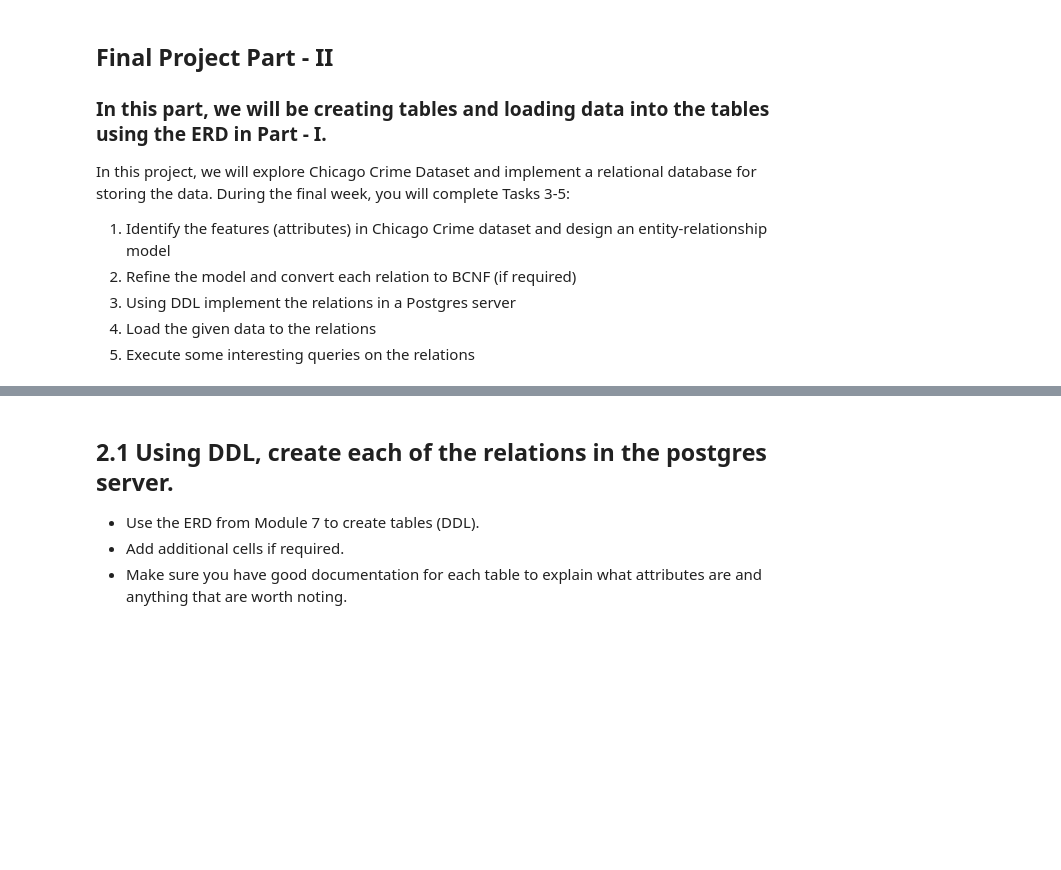
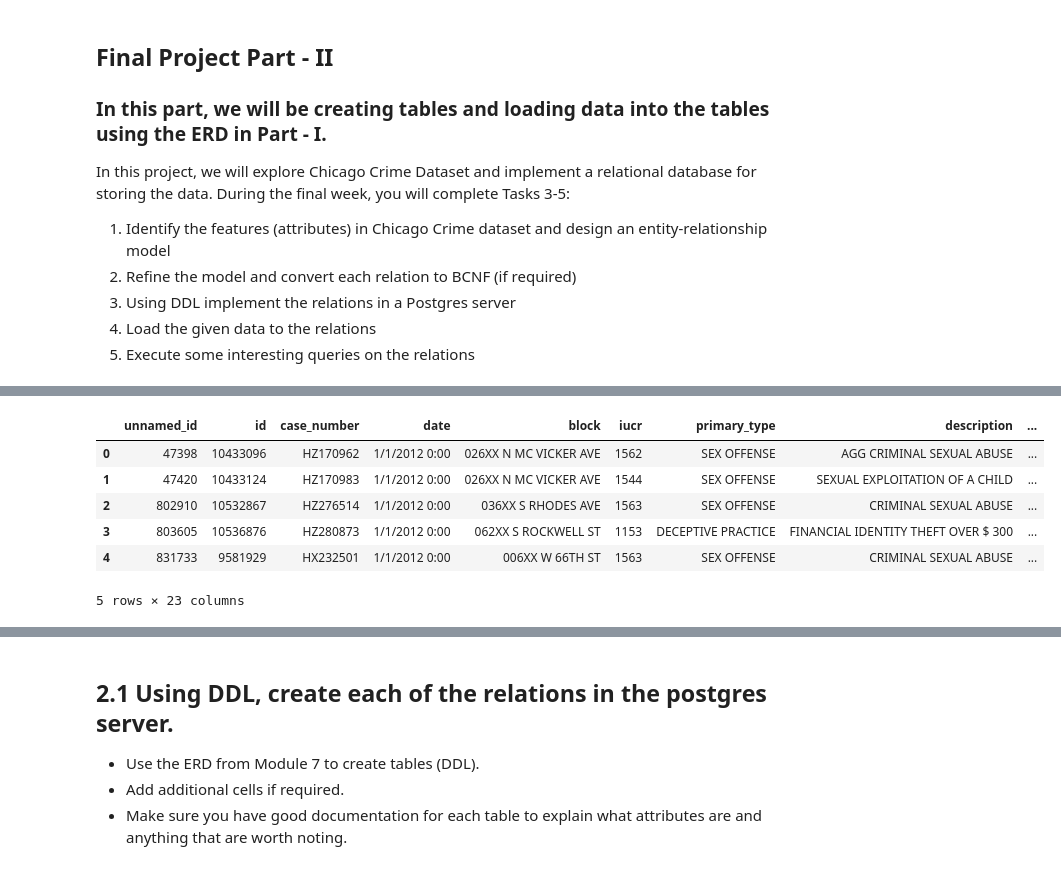
Before and after one commit to may96cc/f21dsa7030, a Jupyter notebook: module8/final_project/Final-Project-Part-II.ipynb, the cells around one changed output, grey strips where cells are left out. Saved outputs shown, nothing was run; the diff lists cells and outputs as text; code cells hidden in the pictures; blank space fills up the shorter version.

```diff
--- a/module8/final_project/Final-Project-Part-II.ipynb
+++ b/module8/final_project/Final-Project-Part-II.ipynb
@@ -12,0 +15,3 @@ In this project, we will explore Chicago Crime Dataset and implement a relationa
+# %%
+chi = pd.read_csv('Chicago-Crime-Sample-2012.csv')
+list(chi.columns)
@@ -12,0 +36,4 @@ In this project, we will explore Chicago Crime Dataset and implement a relationa
+# %%
+chi = chi.rename(columns={'Location Description' : 'location_description', 'Primary Type' : 'primary_type', 'Case Number' : 'case_number', 'X Coordinate': 'x_coordinate', 'Y Coordinate' : 'y_coordinate', 'Updated On':'updated_on', 'FBI Code':'fbi_code','Community Area' : 'community_area'})
+# %%
+chi.columns = map(str.lower, chi.columns)
@@ -12,0 +60,11 @@ In this project, we will explore Chicago Crime Dataset and implement a relationa
+# %%
+chi = chi.rename(columns={'unnamed: 0' : 'unnamed_id'})
+chi.head()
+# %% [output]
+|  | unnamed_id | id | case_number | date | block | iucr | primary_type | description | ... |
+| 0 | 47398 | 10433096 | HZ170962 | 1/1/2012 0:00 | 026XX N MC VICKER AVE | 1562 | SEX OFFENSE | AGG CRIMINAL SEXUAL ABUSE | ... |
+| 1 | 47420 | 10433124 | HZ170983 | 1/1/2012 0:00 | 026XX N MC VICKER AVE | 1544 | SEX OFFENSE | SEXUAL EXPLOITATION OF A CHILD | ... |
+| 2 | 802910 | 10532867 | HZ276514 | 1/1/2012 0:00 | 036XX S RHODES AVE | 1563 | SEX OFFENSE | CRIMINAL SEXUAL ABUSE | ... |
+| 3 | 803605 | 10536876 | HZ280873 | 1/1/2012 0:00 | 062XX S ROCKWELL ST | 1153 | DECEPTIVE PRACTICE | FINANCIAL IDENTITY THEFT OVER $ 300 | ... |
+| 4 | 831733 | 9581929 | HX232501 | 1/1/2012 0:00 | 006XX W 66TH ST | 1563 | SEX OFFENSE | CRIMINAL SEXUAL ABUSE | ... |
+5 rows × 23 columns
```
Also changed, not shown: parts of 76 cells of this notebook, 2 other files.
